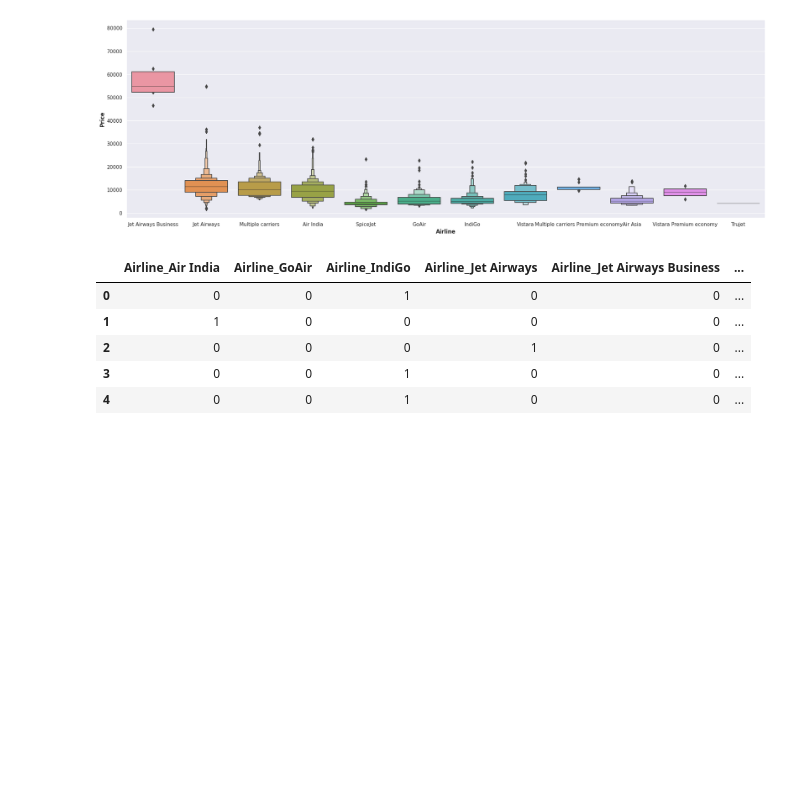
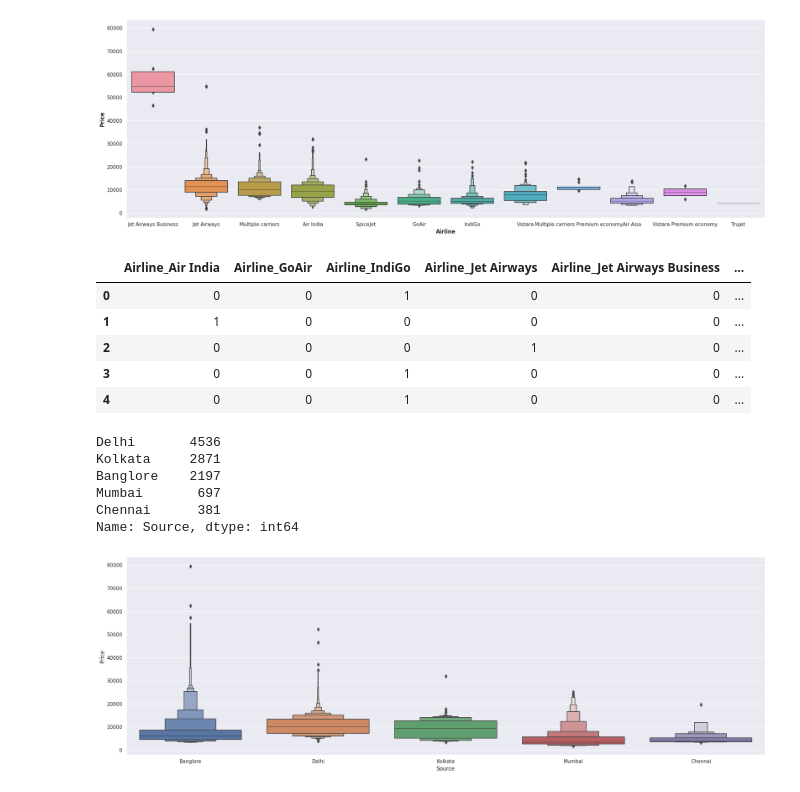
Before and after one commit to MahreenAthar/FlightFarePredictionAndDeployment, a Jupyter notebook: FlightPricePredictionModel.ipynb, the cells around one changed output. Cells and saved outputs as stored; diff of their text form; code cells hidden in the pictures; blank space fills up the shorter version.

```diff
--- a/FlightPricePredictionModel.ipynb
+++ b/FlightPricePredictionModel.ipynb
@@ -213,3 +213,19 @@ Airline.head()
 | 2 | 0 | 0 | 0 | 1 | 0 | ... |
 | 3 | 0 | 0 | 1 | 0 | 0 | ... |
 | 4 | 0 | 0 | 1 | 0 | 0 | ... |
+# %%
+trainingData['Source'].value_counts()
+# %% [output]
+Delhi       4536
+Kolkata     2871
+Banglore    2197
+Mumbai       697
+Chennai      381
+Name: Source, dtype: int64
+# %%
+# Creating a catplot for source vs price
+
+sns.catplot(y='Price', x='Source', data=trainingData.sort_values('Price',ascending=False), kind='boxen', height=7, aspect=3)
+plt.show()
+# %% [output]
+[figure, added]
```
Also changed, not shown: parts of 8 cells of this notebook.
